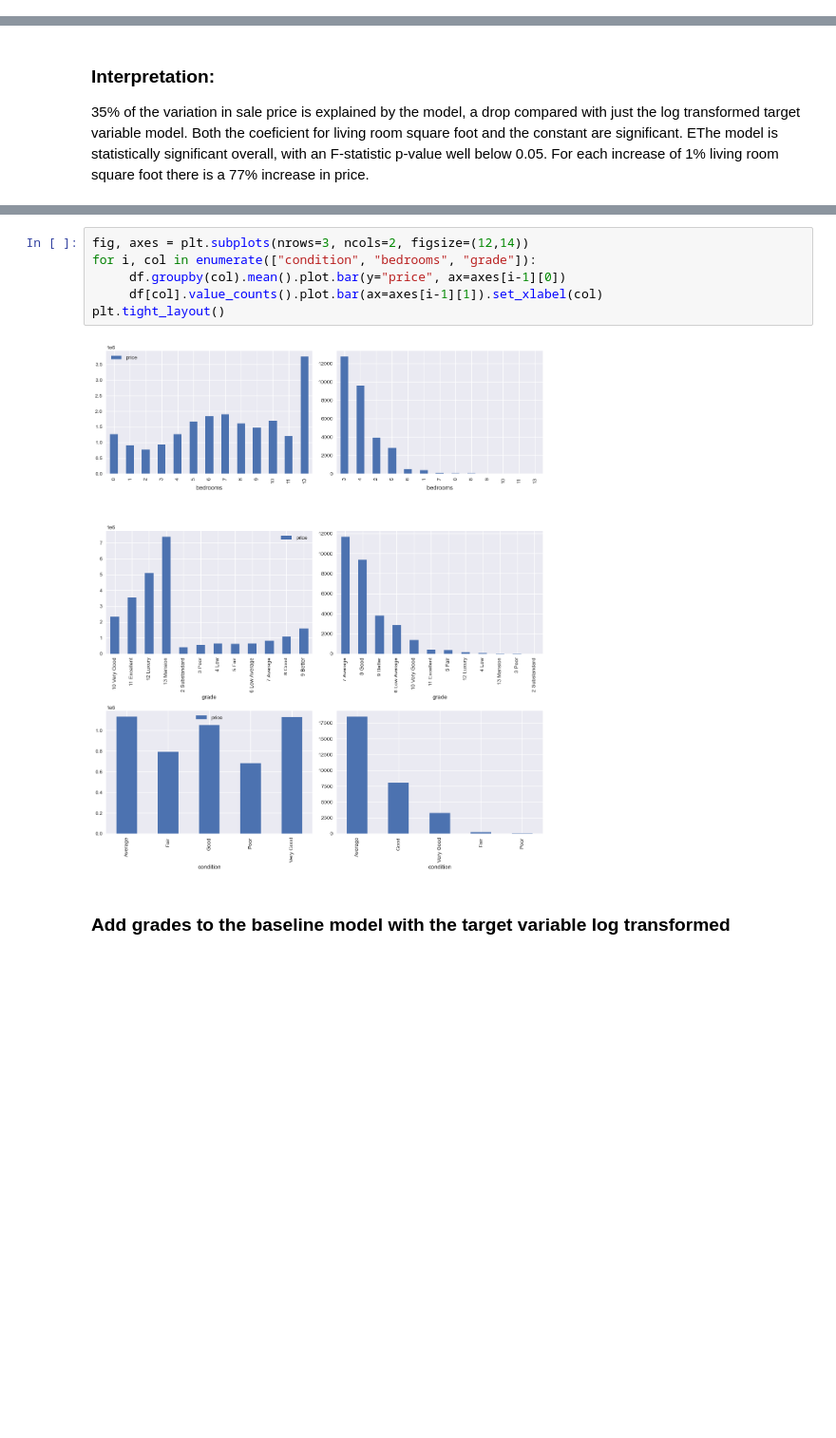
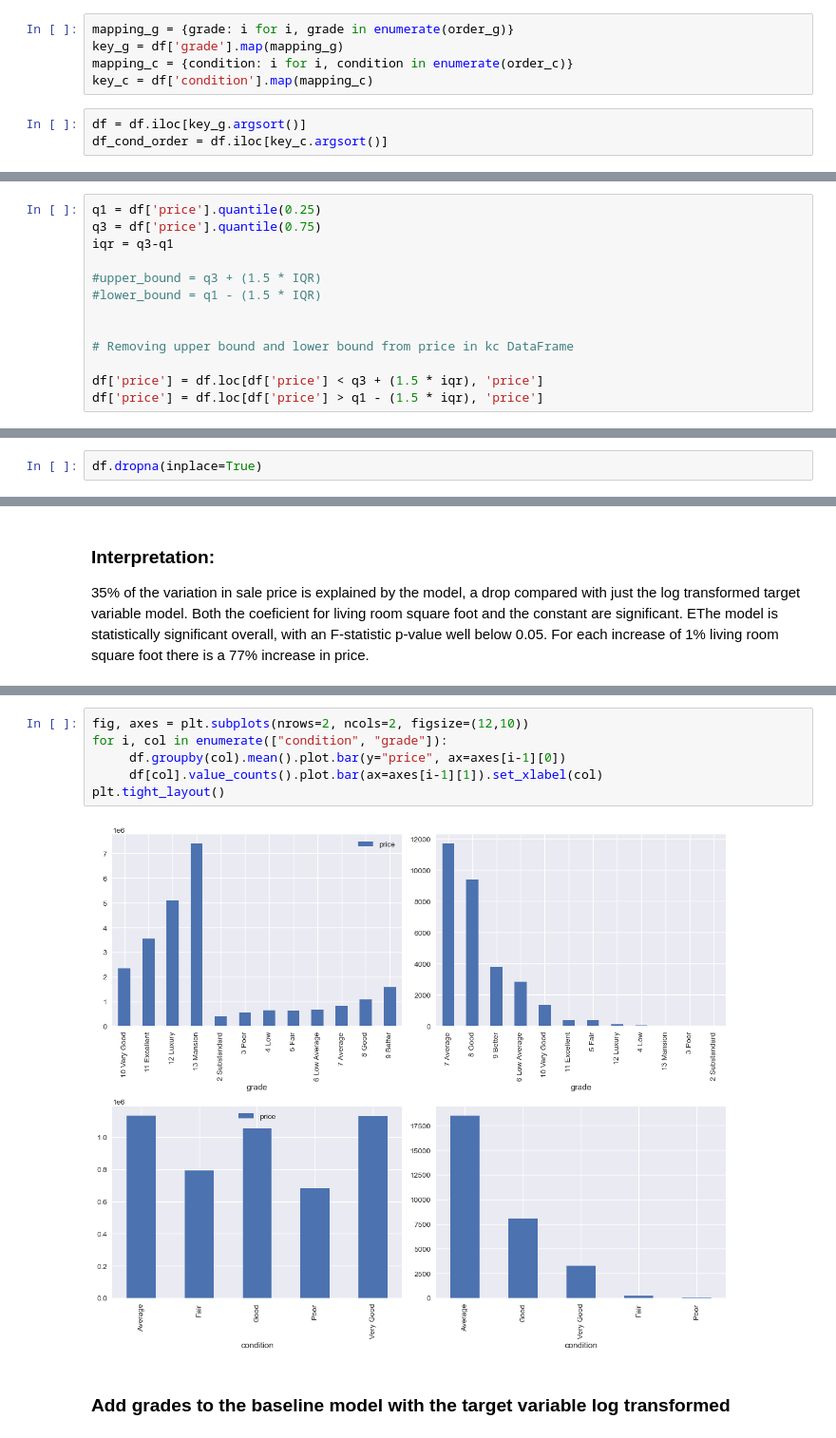
Before and after one commit to lalynjay/Housing_Prices_Analysis, a Jupyter notebook: Housing_Prices_Analysis.ipynb, the cells around one changed output, grey strips where cells are left out. Shown at 95% size. Drawn from its saved outputs; the diff is of its cells as text; blank space fills up the shorter version.

```diff
--- a/Housing_Prices_Analysis.ipynb
+++ b/Housing_Prices_Analysis.ipynb
@@ -321,3 +307,11 @@ grades'''
+# %%
+mapping_g = {grade: i for i, grade in enumerate(order_g)}
+key_g = df['grade'].map(mapping_g)
+mapping_c = {condition: i for i, condition in enumerate(order_c)}
+key_c = df['condition'].map(mapping_c)
+# %%
+df = df.iloc[key_g.argsort()]
+df_cond_order = df.iloc[key_c.argsort()]
 # %%
 # scatter plot of variables which may have a high correlation
 
@@ -385,0 +382,13 @@ With a MAE of $396,271 this means that on average, the model could be off by tha
+# %%
+q1 = df['price'].quantile(0.25)
+q3 = df['price'].quantile(0.75)
+iqr = q3-q1
+
+#upper_bound = q3 + (1.5 * IQR)
+#lower_bound = q1 - (1.5 * IQR)
+
+
+# Removing upper bound and lower bound from price in kc DataFrame
+
+df['price'] = df.loc[df['price'] < q3 + (1.5 * iqr), 'price']
+df['price'] = df.loc[df['price'] > q1 - (1.5 * iqr), 'price']
@@ -385,0 +435,2 @@ With a MAE of $396,271 this means that on average, the model could be off by tha
+# %%
+df.dropna(inplace=True)
@@ -512,11 +623,11 @@ With a MAE of 34.5, this means that  the model could be off by that amount in ei
 # %%
-fig, axes = plt.subplots(nrows=3, ncols=2, figsize=(12,14))
-for i, col in enumerate(["condition", "bedrooms", "grade"]):
+fig, axes = plt.subplots(nrows=2, ncols=2, figsize=(12,10))
+for i, col in enumerate(["condition", "grade"]):
      df.groupby(col).mean().plot.bar(y="price", ax=axes[i-1][0])
      df[col].value_counts().plot.bar(ax=axes[i-1][1]).set_xlabel(col)
 plt.tight_layout()
 # %% [output]
-[figure, old version]
+[figure, new version]
 # %% [markdown]
 ### Add grades to the baseline model with the target variable log transformed
 # %% [markdown]
```
Also changed, not shown: parts of 40 cells of this notebook.
